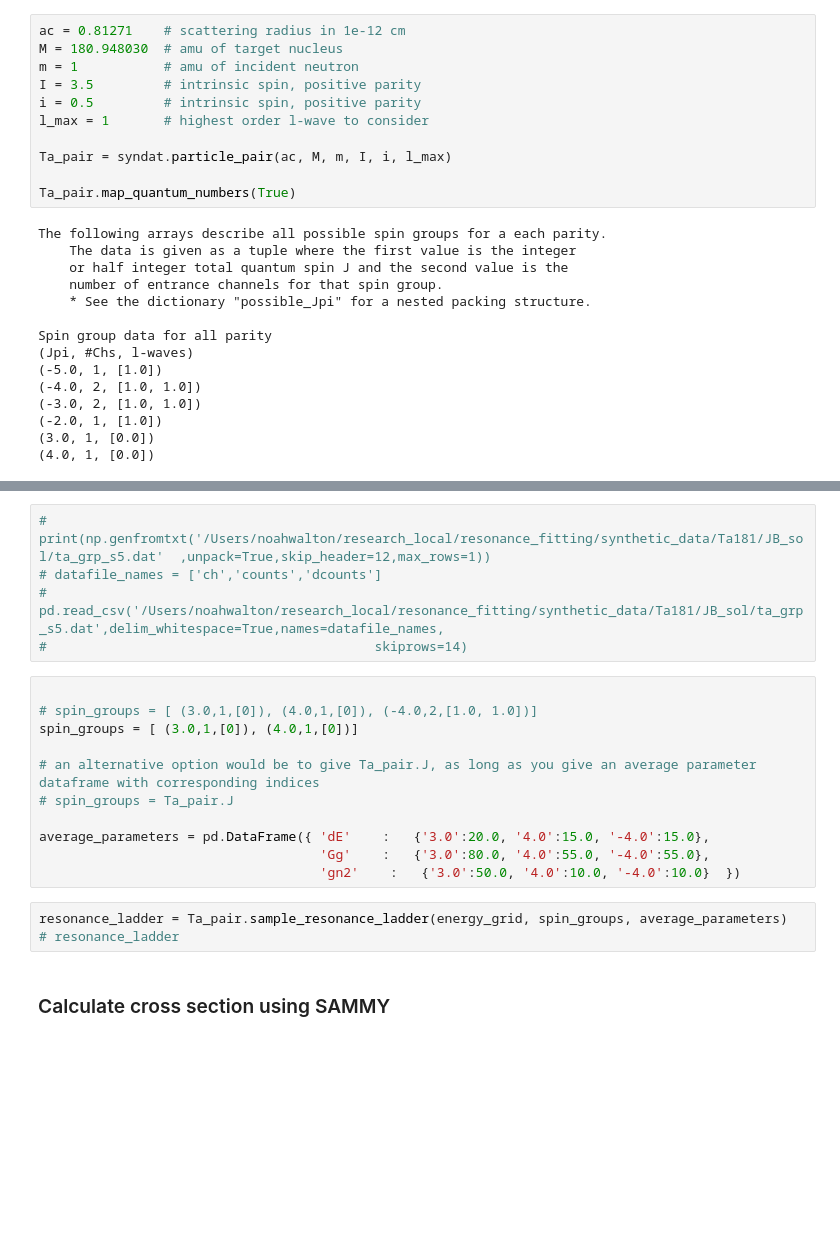
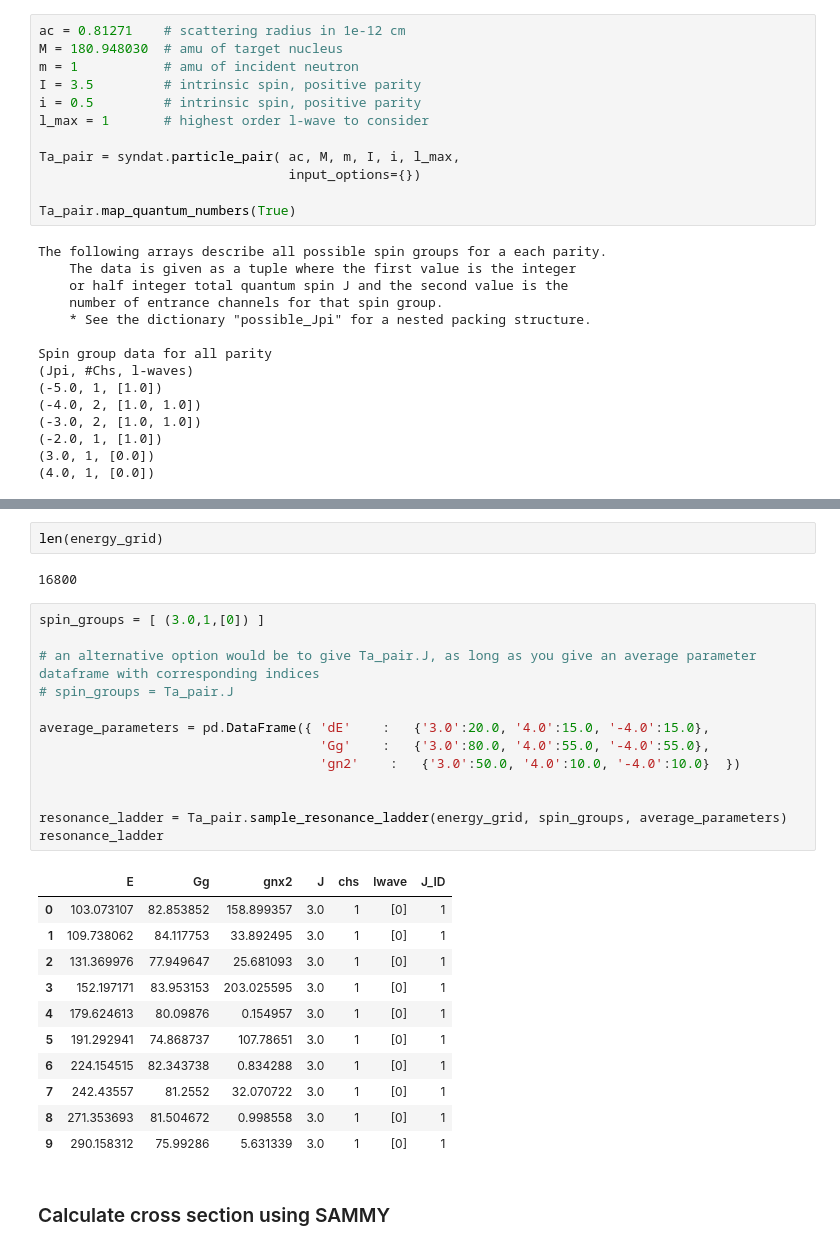
Before and after one commit to Naww137/Syndat, a Jupyter notebook: examples/GenerateData_UserExample_SAMMY.ipynb, the cells around one changed output, grey strips where cells are left out. Cells and saved outputs as stored; diff of their text form; blank space fills up the shorter version.

Commit message:
update user examples

```diff
--- a/examples/GenerateData_UserExample_SAMMY.ipynb
+++ b/examples/GenerateData_UserExample_SAMMY.ipynb
@@ -19,7 +19,8 @@ I = 3.5         # intrinsic spin, positive parity
 i = 0.5         # intrinsic spin, positive parity
 l_max = 1       # highest order l-wave to consider
 
-Ta_pair = syndat.particle_pair(ac, M, m, I, i, l_max)
+Ta_pair = syndat.particle_pair( ac, M, m, I, i, l_max,
+                                input_options={})
 
 Ta_pair.map_quantum_numbers(True)
 # %% [output]
@@ -46,22 +64,32 @@ energy_grid = syndat.exp_effects.t_to_e(tof_grid-(3.326)*1e-6,35.185,True)
-# %%
-# print(np.genfromtxt('/Users/noahwalton/research_local/resonance_fitting/synthetic_data/Ta181/JB_sol/ta_grp_s5.dat'  ,unpack=True,skip_header=12,max_rows=1))
-# datafile_names = ['ch','counts','dcounts']
-# pd.read_csv('/Users/noahwalton/research_local/resonance_fitting/synthetic_data/Ta181/JB_sol/ta_grp_s5.dat',delim_whitespace=True,names=datafile_names,
-#                                          skiprows=14)
+# %%
+len(energy_grid)
+# %% [output]
+16800
 # %%
-
-# spin_groups = [ (3.0,1,[0]), (4.0,1,[0]), (-4.0,2,[1.0, 1.0])]
-spin_groups = [ (3.0,1,[0]), (4.0,1,[0])]
+spin_groups = [ (3.0,1,[0]) ]
 
 # an alternative option would be to give Ta_pair.J, as long as you give an average parameter dataframe with corresponding indices
 # spin_groups = Ta_pair.J
 
 average_parameters = pd.DataFrame({ 'dE'    :   {'3.0':20.0, '4.0':15.0, '-4.0':15.0},
                                     'Gg'    :   {'3.0':80.0, '4.0':55.0, '-4.0':55.0},
                                     'gn2'    :   {'3.0':50.0, '4.0':10.0, '-4.0':10.0}  })
+
+
+resonance_ladder = Ta_pair.sample_resonance_ladder(energy_grid, spin_groups, average_parameters)
+resonance_ladder
+# %% [output]
+|  | E | Gg | gnx2 | J | chs | lwave | J_ID |
+| 0 | 103.073107 | 82.853852 | 158.899357 | 3.0 | 1 | [0] | 1 |
+| 1 | 109.738062 | 84.117753 | 33.892495 | 3.0 | 1 | [0] | 1 |
+| 2 | 131.369976 | 77.949647 | 25.681093 | 3.0 | 1 | [0] | 1 |
+| 3 | 152.197171 | 83.953153 | 203.025595 | 3.0 | 1 | [0] | 1 |
+| 4 | 179.624613 | 80.09876 | 0.154957 | 3.0 | 1 | [0] | 1 |
+| 5 | 191.292941 | 74.868737 | 107.78651 | 3.0 | 1 | [0] | 1 |
+| 6 | 224.154515 | 82.343738 | 0.834288 | 3.0 | 1 | [0] | 1 |
+| 7 | 242.43557 | 81.2552 | 32.070722 | 3.0 | 1 | [0] | 1 |
+| 8 | 271.353693 | 81.504672 | 0.998558 | 3.0 | 1 | [0] | 1 |
+| 9 | 290.158312 | 75.99286 | 5.631339 | 3.0 | 1 | [0] | 1 |
-# %%
-resonance_ladder = Ta_pair.sample_resonance_ladder(energy_grid, spin_groups, average_parameters)
-# resonance_ladder
 # %% [markdown]
 ### Calculate cross section using SAMMY
 # %%
```
Also changed, not shown: parts of 6 cells of this notebook, 1 other file.
